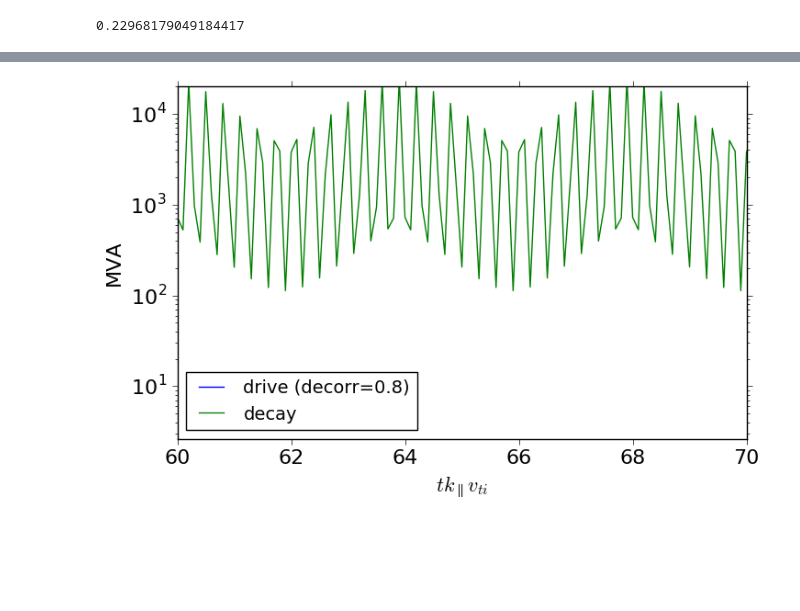
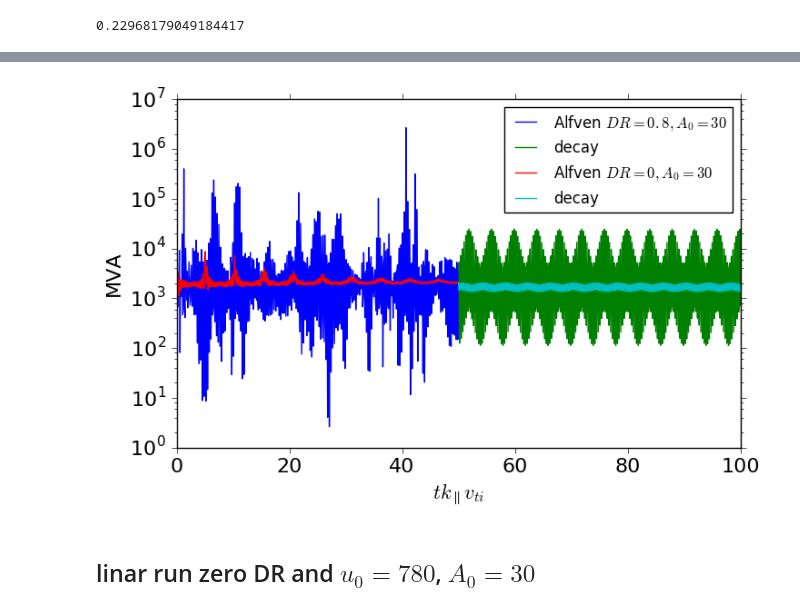
Before and after one commit to YuguangTong/Fourier-Laplace-plasma-response-in-driven-Gyrokinetics, a Jupyter notebook: python/Draft_20161018.ipynb, the cells around one changed output, grey strips where cells are left out. Cells and saved outputs as stored; diff of their text form; code cells hidden in the pictures; blank space fills up the shorter version.

```diff
--- a/python/Draft_20161018.ipynb
+++ b/python/Draft_20161018.ipynb
@@ -10,7 +10,7 @@ mpl.rcParams['axes.labelsize'] = fs
 mpl.rcParams['axes.titlesize'] = fs
 mpl.rcParams['xtick.labelsize'] = fs
 mpl.rcParams['ytick.labelsize'] = fs
-mpl.rcParams['legend.fontsize'] = fs-2
+mpl.rcParams['legend.fontsize'] = fs-4
 # %% [markdown]
 ## slow mode with decorrelation rate = -0.8
 # %%
@@ -67,12 +67,13 @@ np.exp(np.mean(np.log(Ebperp[i][-k:]/Ebpar[i][-k:])))
 # %%
 file_dir = '/Volumes/yuguang_sd/data/agk/lin_response/upar_160929_alfven_decay/'
 file, heat, t, Ebperp, Ebpar = {},  {}, {}, {}, {}
-file_ind = [1, 2]
+file_ind = [ 5, 6, 7, 8]
 for i in file_ind:
     file[i] = file_dir + 'lin_upar_{}'.format(str(i)) + '.heat'
     heat[i] = np.loadtxt(file[i])
     t[i], Ebperp[i], Ebpar[i] =heat[i][:, 0], heat[i][:, 2], heat[i][:, 3]
-labels = {1:'drive (decorr=0.8)', 2:'decay'}
+labels = {1:r'Alfven $DR=0.8, A_0=1$', 2:'decay', 3:r'Alfven $DR=0, A_0=1$', 4:'decay',
+          5:r'Alfven $DR=0.8, A_0=30$', 6:'decay', 7:r'Alfven $DR=0, A_0=30$', 8:'decay'}
 # %%
 fig_ebperp, ax = plt.subplots(figsize=(8, 8*0.618))
 
@@ -89,0 +91,12 @@ plt.show()
+# %%
+fig_ebpar, ax = plt.subplots(figsize=(8, 8*0.618))
+
+for i in file_ind:
+    ax.plot(t[i], Ebpar[i], label = labels[i])
+ax.set_yscale('log')
+# ax.set_ylim(1e-3, 1e-1)
+ax.legend(loc='best')
+ax.set_ylabel('$E_{B_\parallel}$')
+ax.set_xlabel('$tk_\parallel v_{ti}$')
+# fig_ebpar.savefig('lin_alfven_decay_Ebperp_1.png', dpi=200)
+plt.show()
@@ -90,17 +105,17 @@ plt.show()
 # %%
 fig_mva, ax = plt.subplots(figsize=(8, 8*0.618))
 for i in file_ind:
     if i % 2 == 1:
         ax.plot(t[i][1:], Ebperp[i][1:]/Ebpar[i][1:], label = labels[i])
     else:
         ax.plot(t[i], Ebperp[i]/Ebpar[i], label = labels[i])
 ax.set_yscale('log')
-ax.set_ylim(0, 2e4)
-ax.set_xlim(60, 70)
+# ax.set_ylim(0, 2e4)
+# ax.set_xlim(60, 70)
 ax.legend(loc='best')
 ax.set_ylabel('MVA')
 ax.set_xlabel('$tk_\parallel v_{ti}$')
 # fig_mva.savefig('lin_alfven_decay_mva_1.png', dpi=200)
 plt.show()
 # %% [output]
-[figure, old version]
+[figure, new version]
@@ -106,0 +126,2 @@ plt.show()
+# %% [markdown]
+## linar run zero DR and $u_0=780$, $A_0=30$
```
Also changed, not shown: parts of 13 cells of this notebook, 4 other files.
